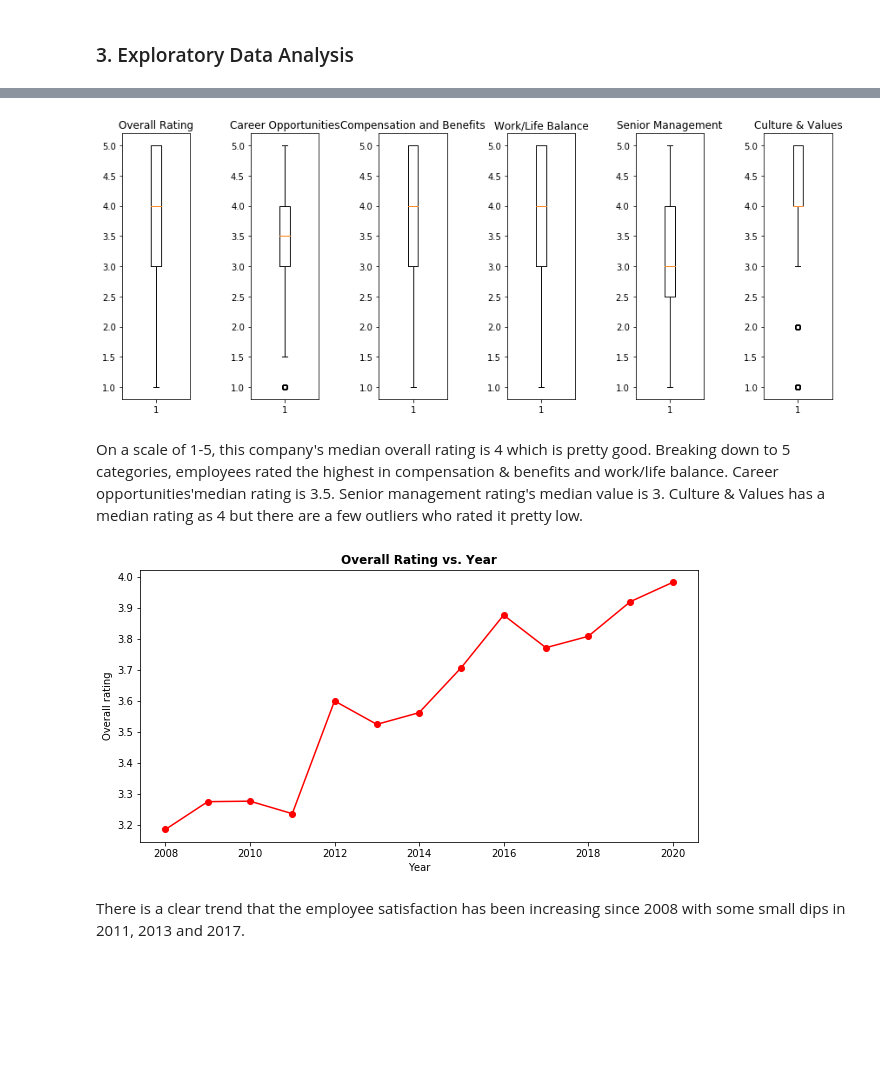
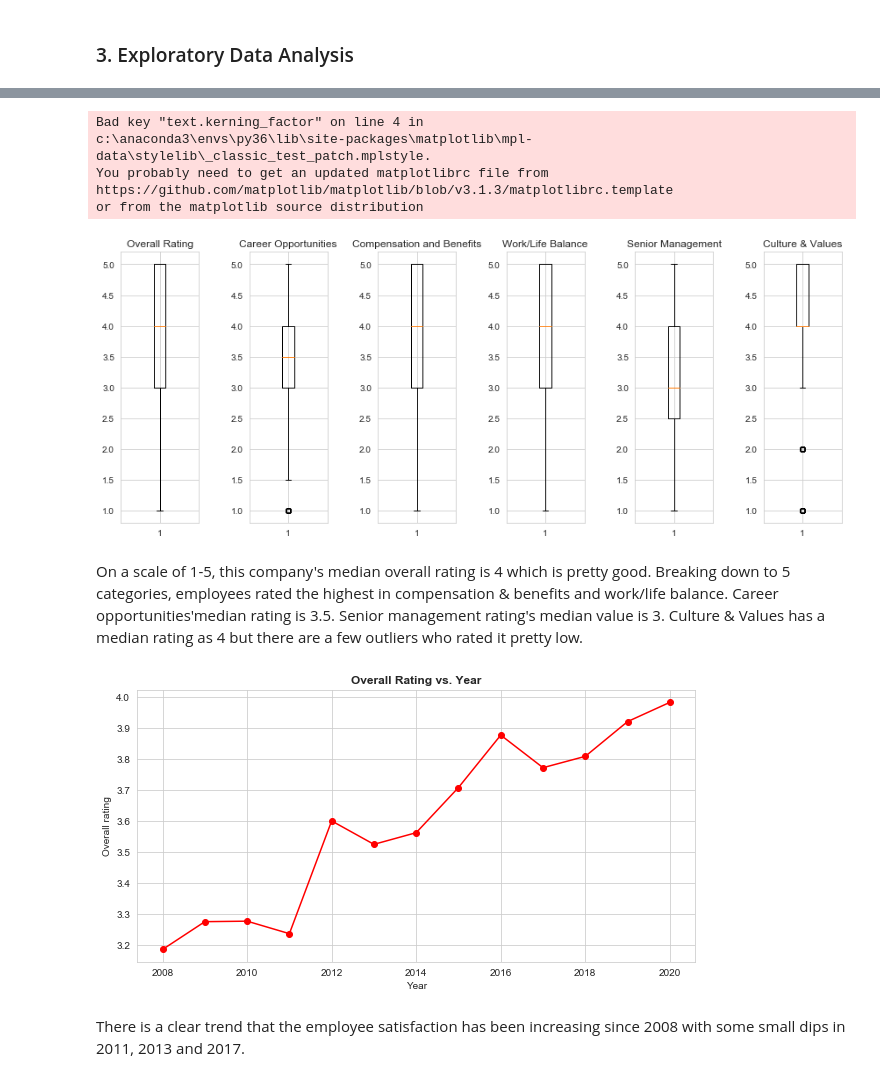
Before and after one commit to robertchen2021/glassdoor-company-review-analysis, a Jupyter notebook: Employee_review_analysis_part1_EDA.ipynb, the cells around one changed output, grey strips where cells are left out. Cells and saved outputs as stored; diff of their text form; code cells hidden in the pictures; blank space fills up the shorter version.

```diff
--- a/Employee_review_analysis_part1_EDA.ipynb
+++ b/Employee_review_analysis_part1_EDA.ipynb
@@ -329,23 +313,30 @@ df_cleaned.describe()
 # %%
 # plot all ratings using boxplots
 
 import matplotlib.pyplot as plt
 import warnings
 warnings.filterwarnings('ignore')
+import seaborn as sns
+sns.set_style("whitegrid")
 
 column_list = ['Overall Rating','Career Opportunities','Compensation and Benefits',
                'Work/Life Balance','Senior Management','Culture & Values']
 
 figure, ax = plt.subplots(1,6,figsize=(12,5))
 
 for column, curr_ax in zip(column_list, ax.ravel()):  # use ax.ravel() to flatten ax(2 by 3) in order to zip
     curr_ax.boxplot(df_cleaned[column])
     curr_ax.set_title(f'{column}')
 
 plt.tight_layout()
 plt.show()
 # %% [output]
+Bad key "text.kerning_factor" on line 4 in
+c:\anaconda3\envs\py36\lib\site-packages\matplotlib\mpl-data\stylelib\_classic_test_patch.mplstyle.
+You probably need to get an updated matplotlibrc file from
+https://github.com/matplotlib/matplotlib/blob/v3.1.3/matplotlibrc.template
+or from the matplotlib source distribution
-[figure, old version]
+[figure, new version]
 # %% [markdown]
 On a scale of 1-5, this company's median overall rating is 4 which is pretty good. Breaking down to 5 categories, employees rated the highest in compensation & benefits and work/life balance. Career opportunities'median rating is 3.5. Senior management rating's median value is 3. Culture & Values has a median rating as 4 but there are a few outliers who rated it pretty low.
 # %%
@@ -363,7 +354,7 @@ ax.set_xlabel('Year')
 ax.set_ylabel('Overall rating')
 plt.show()
 # %% [output]
-[figure, old version]
+[figure, new version]
 # %% [markdown]
 There is a clear trend that the employee satisfaction has been increasing since 2008 with some small dips in 2011, 2013 and 2017.
 # %%
```
Also changed, not shown: parts of 9 cells of this notebook.
